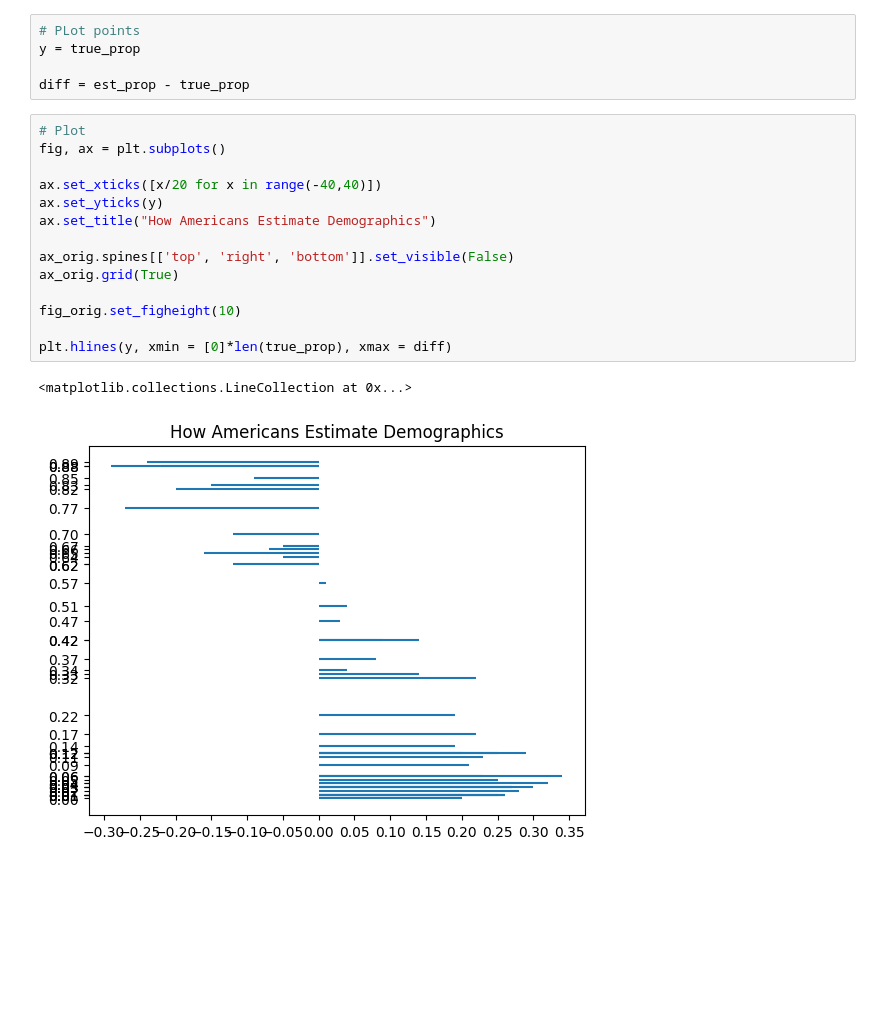
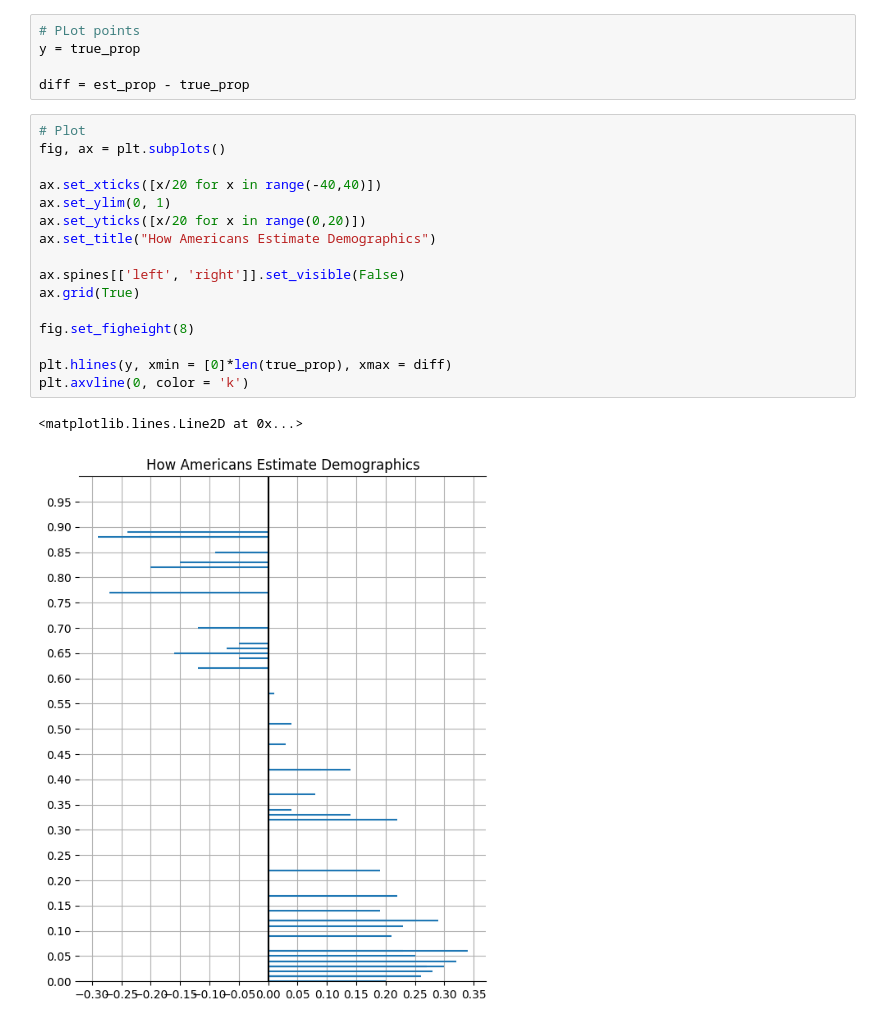
Before and after one commit to erntan/mm, a Jupyter notebook: 2249/2249.ipynb, the cells around one changed output. Drawn from its saved outputs; the diff is of its cells as text; blank space fills up the shorter version.

Commit message:
Moved y spine and adjusted y ticks for readability.

```diff
--- a/2249/2249.ipynb
+++ b/2249/2249.ipynb
@@ -75,17 +72,19 @@ diff = est_prop - true_prop
 # %%
 # Plot
 fig, ax = plt.subplots()
 
 ax.set_xticks([x/20 for x in range(-40,40)])
-ax.set_yticks(y)
+ax.set_ylim(0, 1)
+ax.set_yticks([x/20 for x in range(0,20)])
 ax.set_title("How Americans Estimate Demographics")
 
-ax_orig.spines[['top', 'right', 'bottom']].set_visible(False)
-ax_orig.grid(True)
+ax.spines[['left', 'right']].set_visible(False)
+ax.grid(True)
 
-fig_orig.set_figheight(10)
+fig.set_figheight(8)
 
 plt.hlines(y, xmin = [0]*len(true_prop), xmax = diff)
+plt.axvline(0, color = 'k')
 # %% [output]
-<matplotlib.collections.LineCollection at 0x...>
+<matplotlib.lines.Line2D at 0x...>
-[figure, old version]
+[figure, new version]
```
Also changed, not shown: parts of 1 cell of this notebook.
